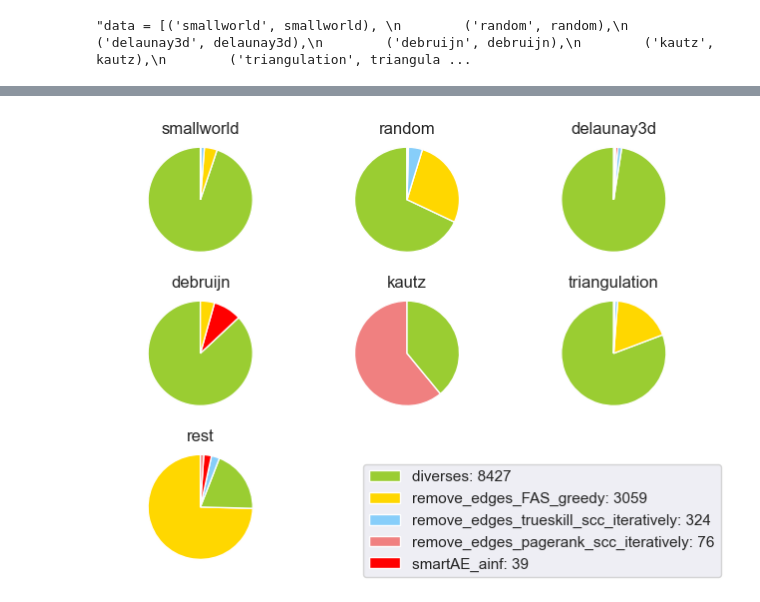
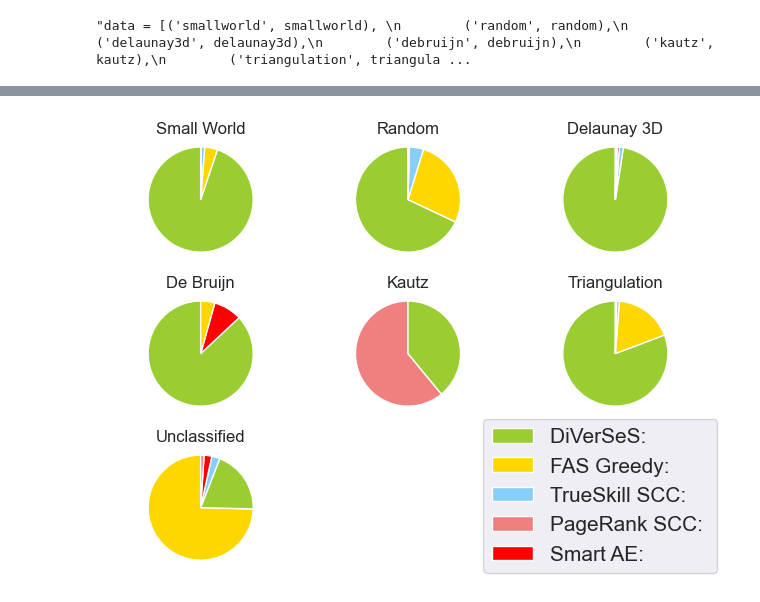
Before and after one commit to elgroselj/FAS, a Jupyter notebook: playground/visualize_chars.ipynb, the cells around one changed output, grey strips where cells are left out. Drawn from its saved outputs; the diff is of its cells as text; code cells hidden in the pictures.

```diff
--- a/playground/visualize_chars.ipynb
+++ b/playground/visualize_chars.ipynb
@@ -128,8 +126,8 @@ with open("../solvers/temp/line_graph_size.txt","r") as f:
         # plt.scatter(m1,m2,c="r",alpha=0.5,marker="x",label="m")
         plt.legend()
         # plt.xlabel("v originalnem grafu")
-        plt.xlabel("in original graph")
-        plt.ylabel("in line graph")
+        plt.xlabel("original graph")
+        plt.ylabel("line graph")
         plt.xlim(0,6000)
         plt.ylim(0,6000)
 
@@ -418,7 +404,7 @@ data = [('smallworld', smallworld),
         ('debruijn', debruijn),
         ('kautz', kautz),
         ('triangulation', triangulation),
-        ('rest', rest)]
+        ('unclassified', rest)]
 
 '''data = [('smallworld', smallworld),
         ('random', random),
@@ -443,0 +460,13 @@ data = [('smallworld', smallworld),
+# %%
+all_data = df
+
+category_counts = all_data['best_solver'].value_counts()
+#sns.set_theme()
+patches, texts = plt.pie(category_counts, colors=list(map(heuristic_to_col, list(category_counts.index))), startangle=90)
+plt.axis('equal')
+plt.legend(patches, map( lambda x : f"{x[0]}: {x[1]}", zip(map(heuristic_to_name, category_counts.index),category_counts.values.tolist())),
+            loc="lower right",
+            prop={'size': 15})
+plt.tight_layout()
+plt.savefig("../images/best_solvers.png")
+plt.show()
@@ -444,44 +475,48 @@ data = [('smallworld', smallworld),
 # %%
-import matplotlib.pyplot as plt
+figure, axis = plt.subplots(3, 3)
 
-def heuristic_to_col(heuristic):
-    if heuristic == "diverses":
-        return "yellowgreen"
-    elif heuristic == 'remove_edges_FAS_greedy':
-        return 'gold'
-    elif heuristic == 'remove_edges_trueskill_scc_iteratively':
-        return 'lightskyblue'
-    elif heuristic == 'remove_edges_pagerank_scc_iteratively':
-        return 'lightcoral'
-    elif heuristic == 'smartAE_ainf':
-        return 'red'
+def name_to_real(name):
+    if name == 'smallworld':
+        return 'Small World'
+    elif name == 'random':
+        return 'Random'
+    elif name == 'delaunay3d':
+        return 'Delaunay 3D'
+    elif name == 'debruijn':
+        return 'De Bruijn'
+    elif name == 'kautz':
+        return 'Kautz'
+    elif name == 'triangulation':
+        return 'Triangulation'
     else:
-        return 'black'
-
-figure, axis = plt.subplots(3, 3)
+        return 'Unclassified'
 
 i = 0
 for sub_df in data:
     x = i // 3
     y = i % 3
     category_counts_ = sub_df[1]['best_solver'].value_counts()
     #print(category_counts)
 
     # Apply a Seaborn theme
     sns.set_theme()
     patches_, texts = axis[x,y].pie(category_counts_, colors=list(map(heuristic_to_col, list(category_counts_.index))), startangle=90)
     axis[x,y].axis('equal')
-    axis[x,y].set_title(sub_df[0])
+    #print(sub_df[0])
+    axis[x,y].set_title(name_to_real(sub_df[0]))
 
 
     #plt.savefig("../images/best_pie_" + sub_df[0] + ".png")
 
     i += 1
 axis[2,2].axis('off')
 axis[2,1].axis('off')
-figure.legend(patches, map( lambda x : f"{x[0]}: {x[1]}", zip(category_counts.index,category_counts.values.tolist())), loc="lower right")
+#figure.legend(patches, map( lambda x : f"{x[0]}: {x[1]}", zip(map(heuristic_to_name, category_counts.index),category_counts.values.tolist())),
+figure.legend(patches, map( lambda x : f"{x[0]}: {x[1]}", zip(map(heuristic_to_name, category_counts.index), ["" for _ in category_counts.index])),
+    loc="lower right",
+    prop={'size': 15})
 plt.tight_layout()
 plt.savefig("../images/best_pie_categories.png")
 plt.show()
 # %% [output]
-[figure, old version]
+[figure, new version]
```
Also changed, not shown: parts of 14 cells of this notebook.
